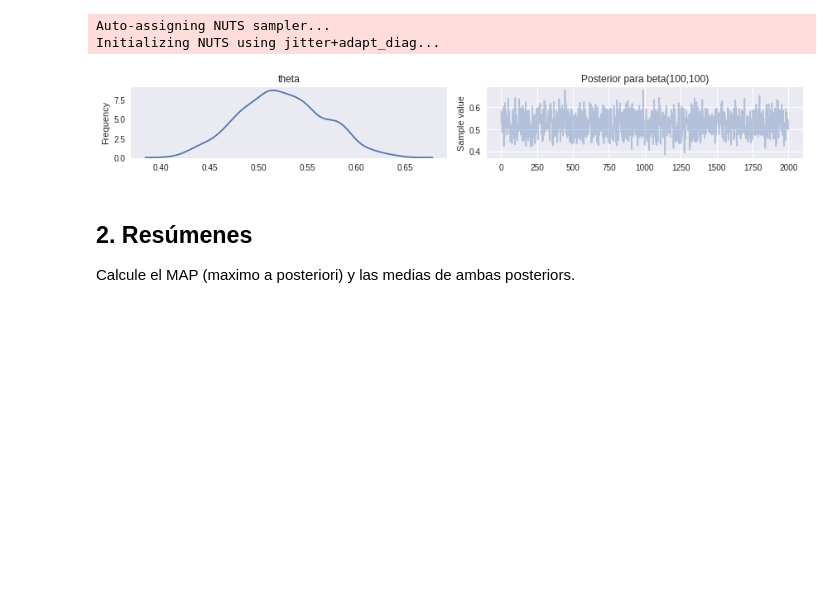
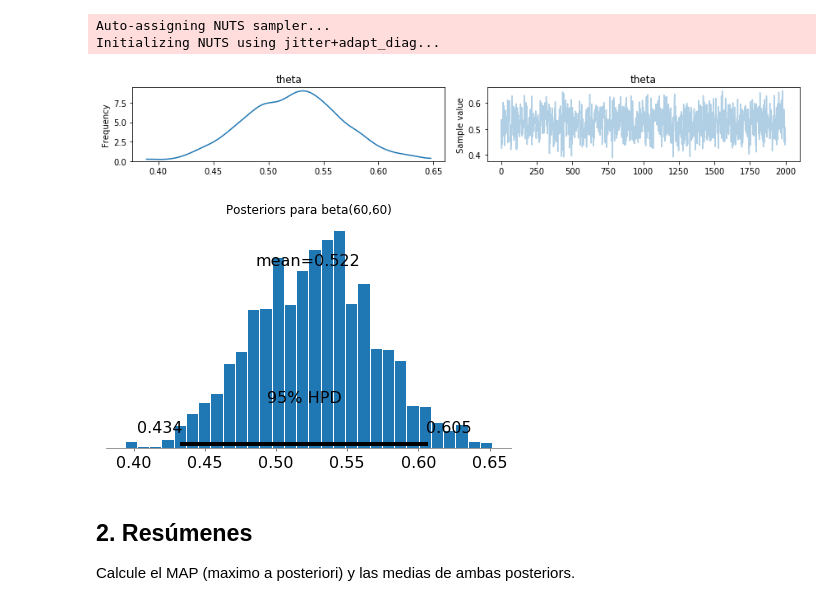
Before and after one commit to barbeiton/tpscd, a Jupyter notebook: tp5/tp5.ipynb, the cells around one changed output. Drawn from its saved outputs; the diff is of its cells as text; code cells hidden in the pictures; blank space fills up the shorter version.

```diff
--- a/tp5/tp5.ipynb
+++ b/tp5/tp5.ipynb
@@ -48,11 +51,13 @@ Auto-assigning NUTS sampler...
 Initializing NUTS using jitter+adapt_diag...
 # %%
 pm.traceplot(trace2)
-#pm.plot_posterior(trace2)
-plt.title("Posterior para beta(100,100)")
 plt.show()
+pm.plot_posterior(trace2)
+plt.title("Posteriors para beta(60,60)")
+plt.show()
 # %% [output]
-[figure, old version]
+[figure, new version]
+[figure, added]
 # %% [markdown]
 ## 2. Resúmenes
 
```
Also changed, not shown: parts of 20 cells of this notebook.
